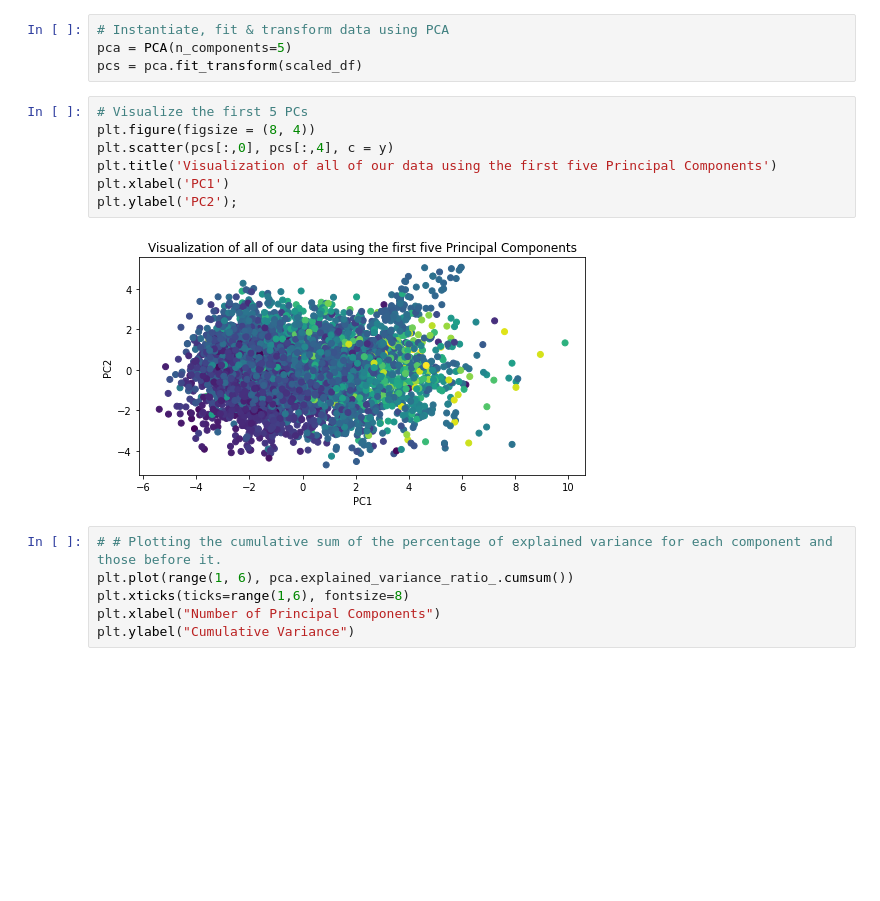
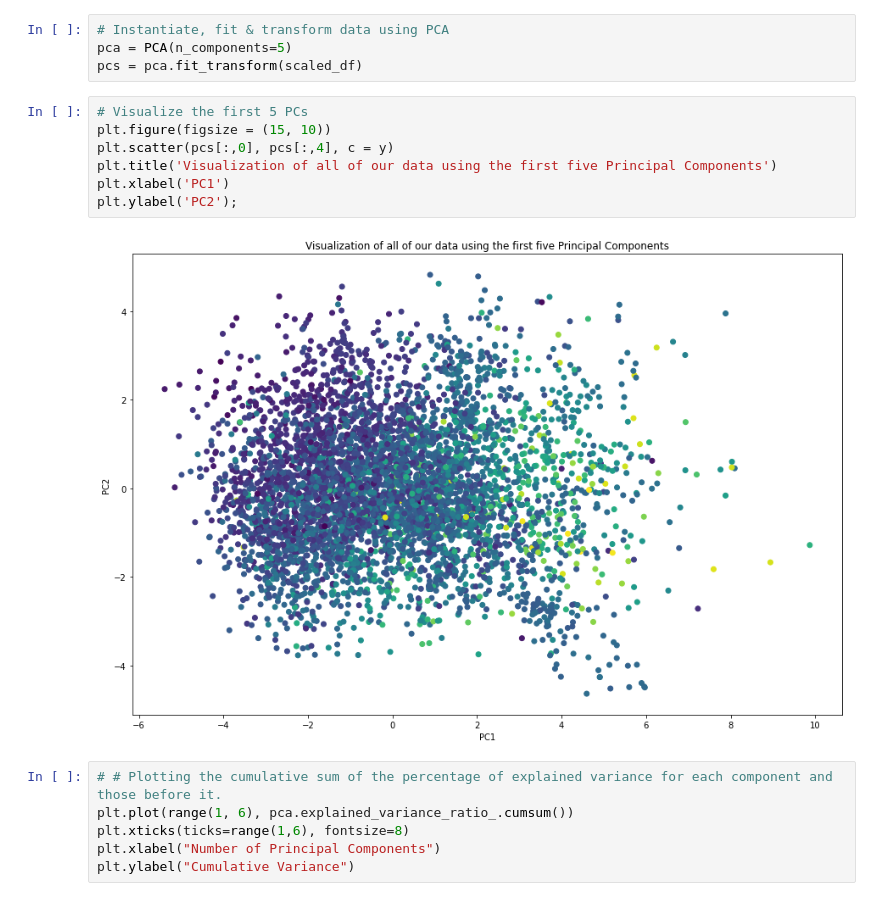
Before and after one commit to Ssendags/Data-science-Project-2---Denis-Ssendagire, a Jupyter notebook: Ssendagire_Denis_Belt_Exam_3_Housing.ipynb, the cells around one changed output. Drawn from its saved outputs; the diff is of its cells as text; blank space fills up the shorter version.

```diff
--- a/Ssendagire_Denis_Belt_Exam_3_Housing.ipynb
+++ b/Ssendagire_Denis_Belt_Exam_3_Housing.ipynb
@@ -243,13 +244,13 @@ pca = PCA(n_components=5)
 pcs = pca.fit_transform(scaled_df)
 # %%
 # Visualize the first 5 PCs
-plt.figure(figsize = (8, 4))
+plt.figure(figsize = (15, 10))
 plt.scatter(pcs[:,0], pcs[:,4], c = y)
 plt.title('Visualization of all of our data using the first five Principal Components')
 plt.xlabel('PC1')
 plt.ylabel('PC2');
 # %% [output]
-[figure, old version]
+[figure, new version]
 # %%
 # # Plotting the cumulative sum of the percentage of explained variance for each component and those before it.
 plt.plot(range(1, 6), pca.explained_variance_ratio_.cumsum())
```
Also changed, not shown: parts of 5 cells of this notebook.
